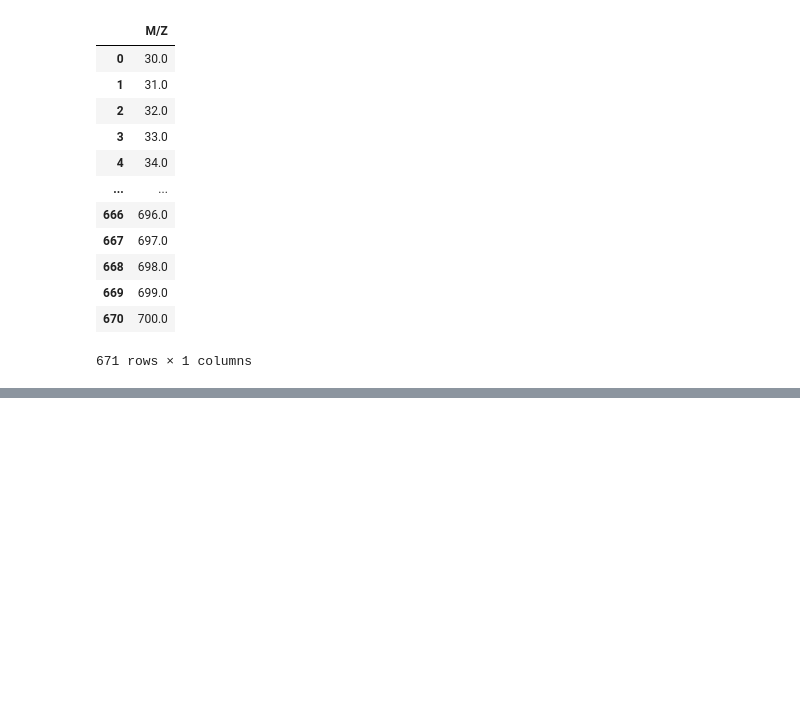
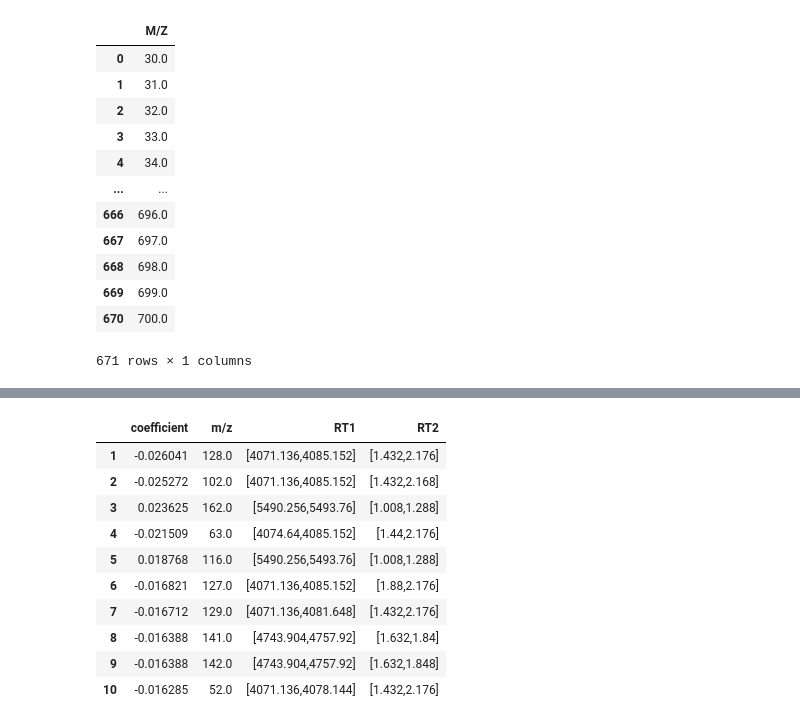
Before and after one commit to daniel-saeedi/Chromalyzer, a Jupyter notebook: test.ipynb, the cells around one changed output, grey strips where cells are left out. Saved outputs shown, nothing was run; the diff lists cells and outputs as text; code cells hidden in the pictures; blank space fills up the shorter version.

```diff
--- a/test.ipynb
+++ b/test.ipynb
@@ -82,0 +133,16 @@ pd.read_csv('data/all_mz_values.csv').drop(columns=['Unnamed: 0'])
+# %%
+test = pd.read_csv('/usr/scratch/chromalyzer/lr_l2_results/top_features/lr_l2_signatures_combined.csv').drop(columns=['Unnamed: 0','p_value','samples','class'])
+test.index = test.index + 1
+test.head(10)
+# %% [output]
+|  | coefficient | m/z | RT1 | RT2 |
+| 1 | -0.026041 | 128.0 | [4071.136,4085.152] | [1.432,2.176] |
+| 2 | -0.025272 | 102.0 | [4071.136,4085.152] | [1.432,2.168] |
+| 3 | 0.023625 | 162.0 | [5490.256,5493.76] | [1.008,1.288] |
+| 4 | -0.021509 | 63.0 | [4074.64,4085.152] | [1.44,2.176] |
+| 5 | 0.018768 | 116.0 | [5490.256,5493.76] | [1.008,1.288] |
+| 6 | -0.016821 | 127.0 | [4071.136,4085.152] | [1.88,2.176] |
+| 7 | -0.016712 | 129.0 | [4071.136,4081.648] | [1.432,2.176] |
+| 8 | -0.016388 | 141.0 | [4743.904,4757.92] | [1.632,1.84] |
+| 9 | -0.016388 | 142.0 | [4743.904,4757.92] | [1.632,1.848] |
+| 10 | -0.016285 | 52.0 | [4071.136,4078.144] | [1.432,2.176] |
```
Also changed, not shown: parts of 8 cells of this notebook, 7 other files.
